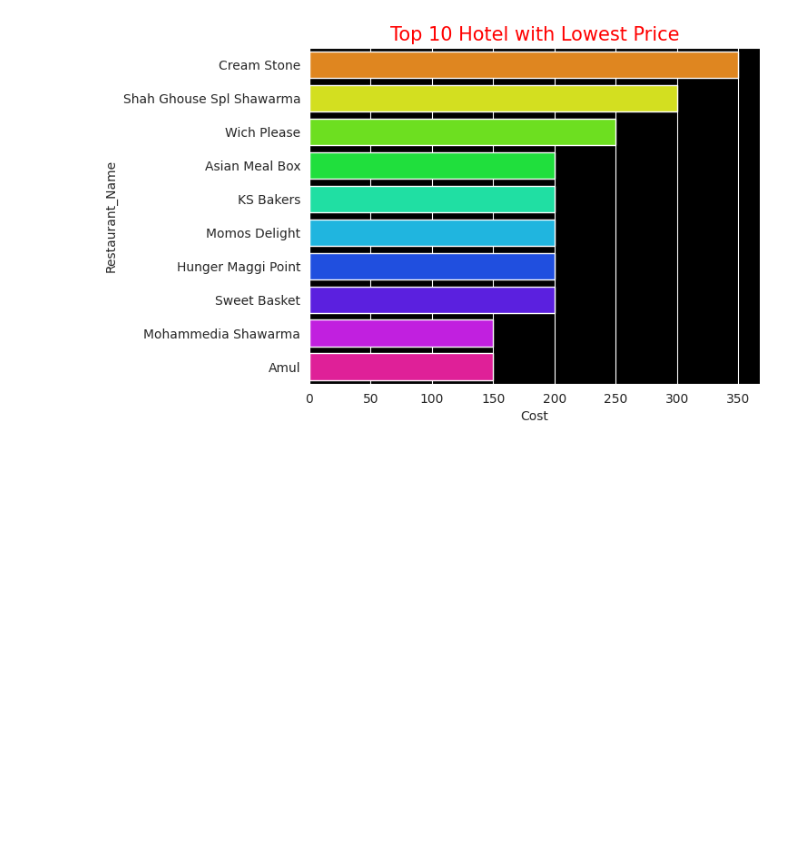
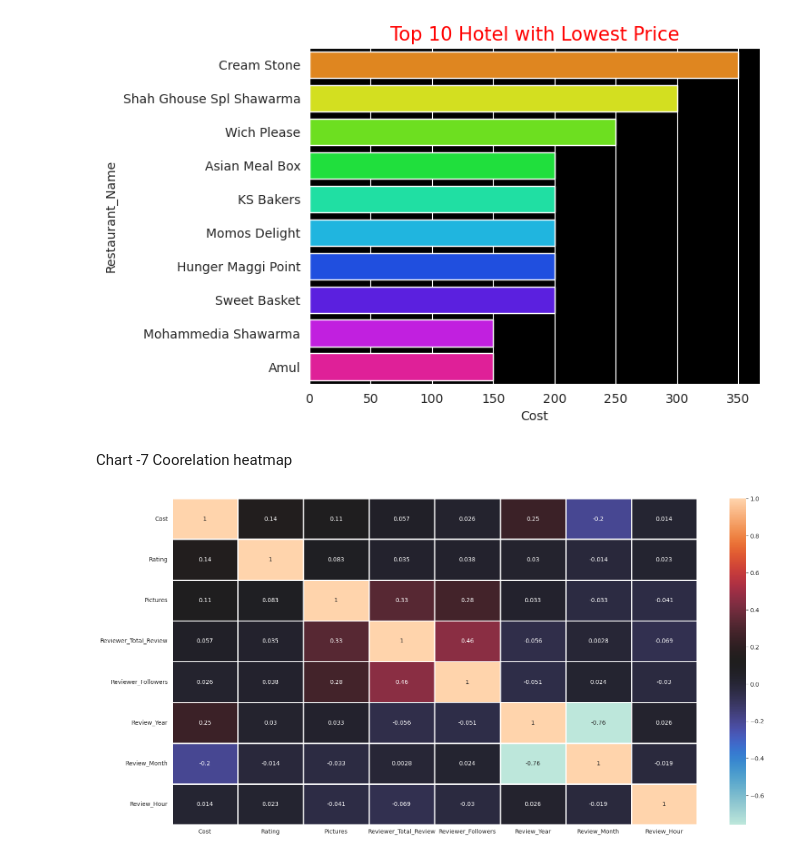
Before and after one commit to pi-mishra/Zomato-Restaurant-Clustering-And-Sentiment-Analysis, a Jupyter notebook: Zomato_Restaurant_Clustering_And_Sentiment_Analysis.ipynb, the cells around one changed output. Drawn from its saved outputs; the diff is of its cells as text; code cells hidden in the pictures; blank space fills up the shorter version.

```diff
--- a/Zomato_Restaurant_Clustering_And_Sentiment_Analysis.ipynb
+++ b/Zomato_Restaurant_Clustering_And_Sentiment_Analysis.ipynb
@@ -878,3 +878,14 @@ plt.title('Top 10 Hotel with Lowest Price', size =15, color = 'red')
 plt.show()
 # %% [output]
 [figure]
+# %% [markdown]
+Chart -7 Coorelation heatmap
+# %%
+# Correlation Heatmap visualization code
+# checking heatmap/correlation matrix to see the how the colums are correlated with each other
+f, ax = plt.subplots(figsize = (20, 10))
+sns.heatmap(merged.corr(),ax = ax, annot=True, cmap = 'icefire', linewidths = 1)
+
+plt.show()
+# %% [output]
+[figure, added]
```
Also changed, not shown: parts of 4 cells of this notebook.
